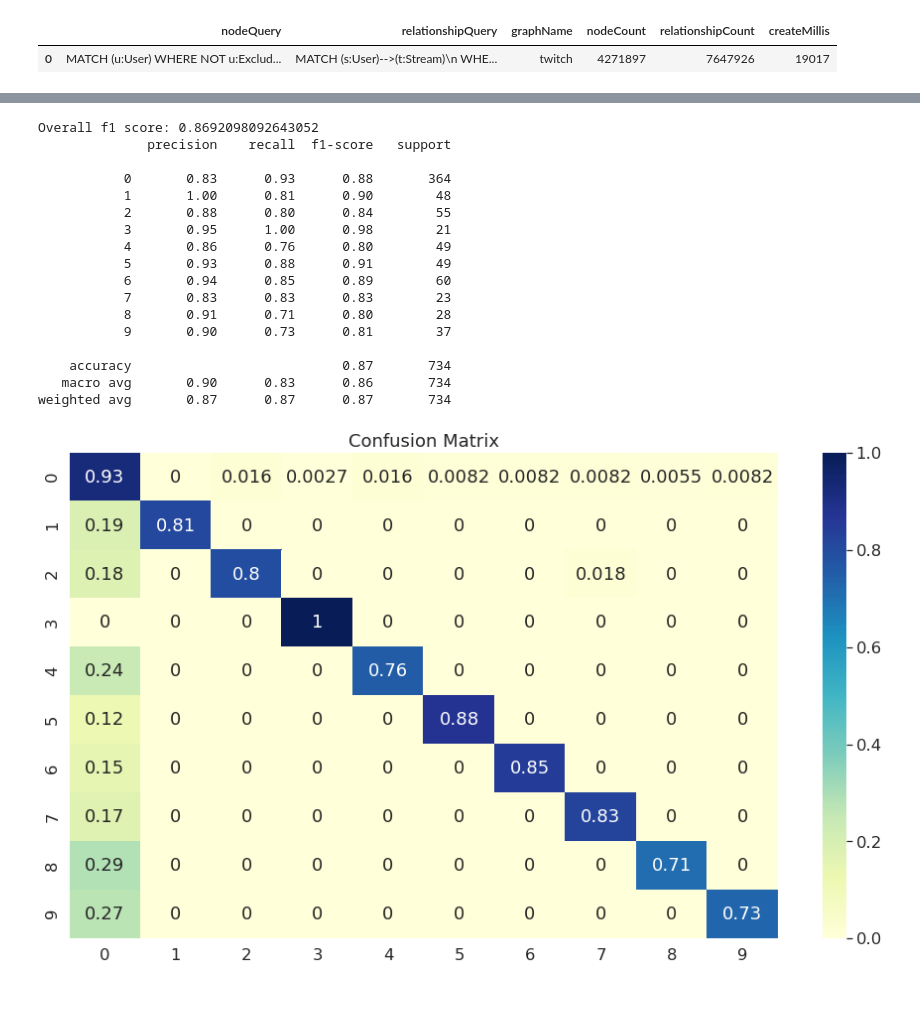
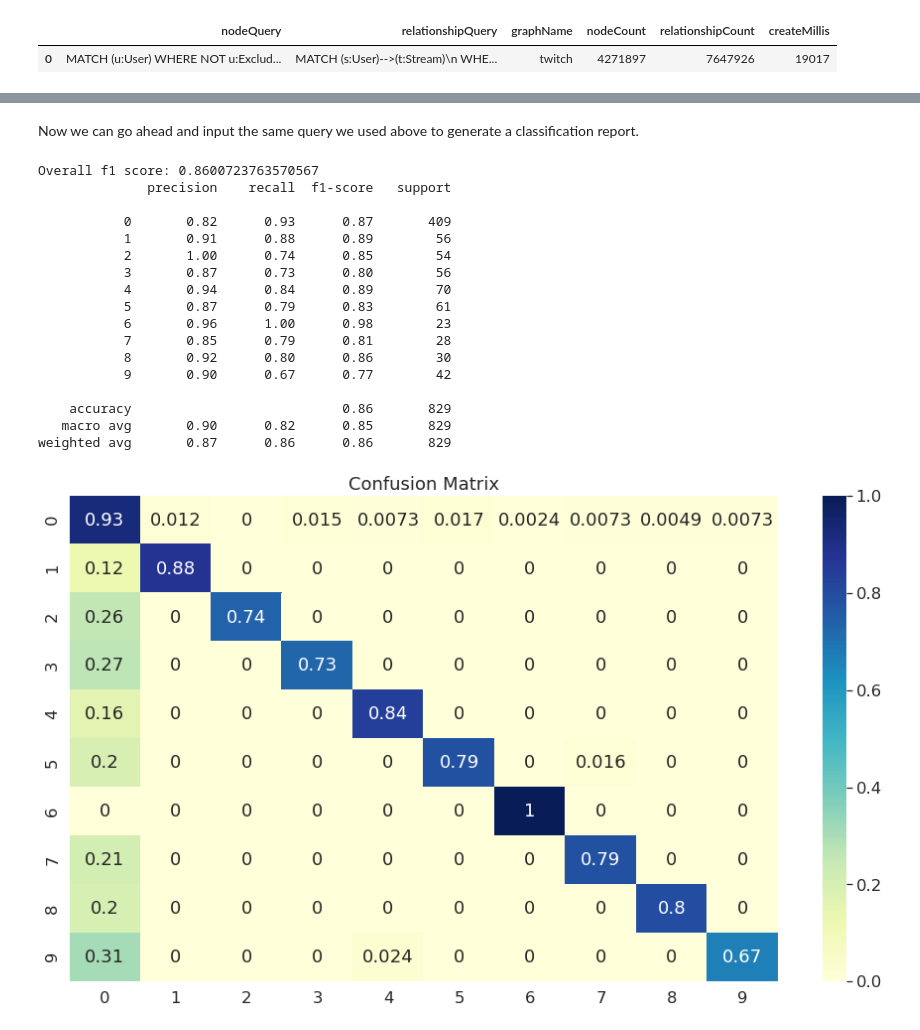
Before and after one commit to tomasonjo/blogs, a Jupyter notebook: twitch_analysis/Twitch classification.ipynb, the cells around one changed output, grey strips where cells are left out. Cells and saved outputs as stored; diff of their text form; code cells hidden in the pictures; blank space fills up the shorter version.

Commit message:
Update twitch classification

```diff
--- a/twitch_analysis/Twitch classification.ipynb
+++ b/twitch_analysis/Twitch classification.ipynb
@@ -300,40 +291,45 @@ def evaluate(y_true,y_pred):
   #cmat.set_index([pd.Index(labels, '')],inplace=True)
   ax = sns.heatmap(cmat,cmap="YlGnBu", annot=True)
   plt.title("Confusion Matrix")
+
+def classify_and_evaluate(query):
+    embeddings = read_query(query)
+
+    embeddings['output'] = pd.factorize(embeddings['language'])[0]
+    train_data = embeddings[embeddings['split'] == 'train']
+    test_data = embeddings[embeddings['split'] == 'test']
+    rf_classifier = RandomForestClassifier()
+    rf_classifier.fit(train_data['embedding'].to_list(), train_data['output'].to_list())
+    rf_predictions = rf_classifier.predict(test_data['embedding'].to_list())
+    evaluate(test_data['output'].to_list(), rf_predictions)
+# %% [markdown]
+Now we can go ahead and input the same query we used above to generate a classification report.
 # %%
-embeddings = read_query("""
+classify_and_evaluate("""
 CALL gds.fastRP.stream(
   "twitch",
   {nodeLabels:['Stream'], relationshipTypes:['SHARED_AUDIENCE'],
-   relationshipWeightProperty:'score', embeddingDimension: 256}
+   relationshipWeightProperty:'score', embeddingDimension: 64}
 ) YIELD nodeId, embedding
 WITH gds.util.asNode(nodeId) as node, nodeId, embedding
 RETURN nodeId, embedding, node.language as language, CASE WHEN node:Train then 'train' else 'test' END as split
 """)
-
-embeddings['output'] = pd.factorize(embeddings['language'])[0]
-train_data = embeddings[embeddings['split'] == 'train']
-test_data = embeddings[embeddings['split'] == 'test']
-rf_classifier = RandomForestClassifier()
-rf_classifier.fit(train_data['embedding'].to_list(), train_data['output'].to_list())
-rf_predictions = rf_classifier.predict(test_data['embedding'].to_list())
-evaluate(test_data['output'].to_list(), rf_predictions)
 # %% [output]
-Overall f1 score: 0.8692098092643052
+Overall f1 score: 0.8600723763570567
               precision    recall  f1-score   support
 
-           0       0.83      0.93      0.88       364
-           1       1.00      0.81      0.90        48
-           2       0.88      0.80      0.84        55
-           3       0.95      1.00      0.98        21
-           4       0.86      0.76      0.80        49
-           5       0.93      0.88      0.91        49
-           6       0.94      0.85      0.89        60
-           7       0.83      0.83      0.83        23
-           8       0.91      0.71      0.80        28
-           9       0.90      0.73      0.81        37
+           0       0.82      0.93      0.87       409
+           1       0.91      0.88      0.89        56
+           2       1.00      0.74      0.85        54
+           3       0.87      0.73      0.80        56
+           4       0.94      0.84      0.89        70
+           5       0.87      0.79      0.83        61
+           6       0.96      1.00      0.98        23
+           7       0.85      0.79      0.81        28
+           8       0.92      0.80      0.86        30
+           9       0.90      0.67      0.77        42
 
-    accuracy                           0.87       734
-   macro avg       0.90      0.83      0.86       734
-weighted avg       0.87      0.87      0.87       734
+    accuracy                           0.86       829
+   macro avg       0.90      0.82      0.85       829
+weighted avg       0.87      0.86      0.86       829
-[figure, old version]
+[figure, new version]
```
Also changed, not shown: parts of 54 cells of this notebook.
